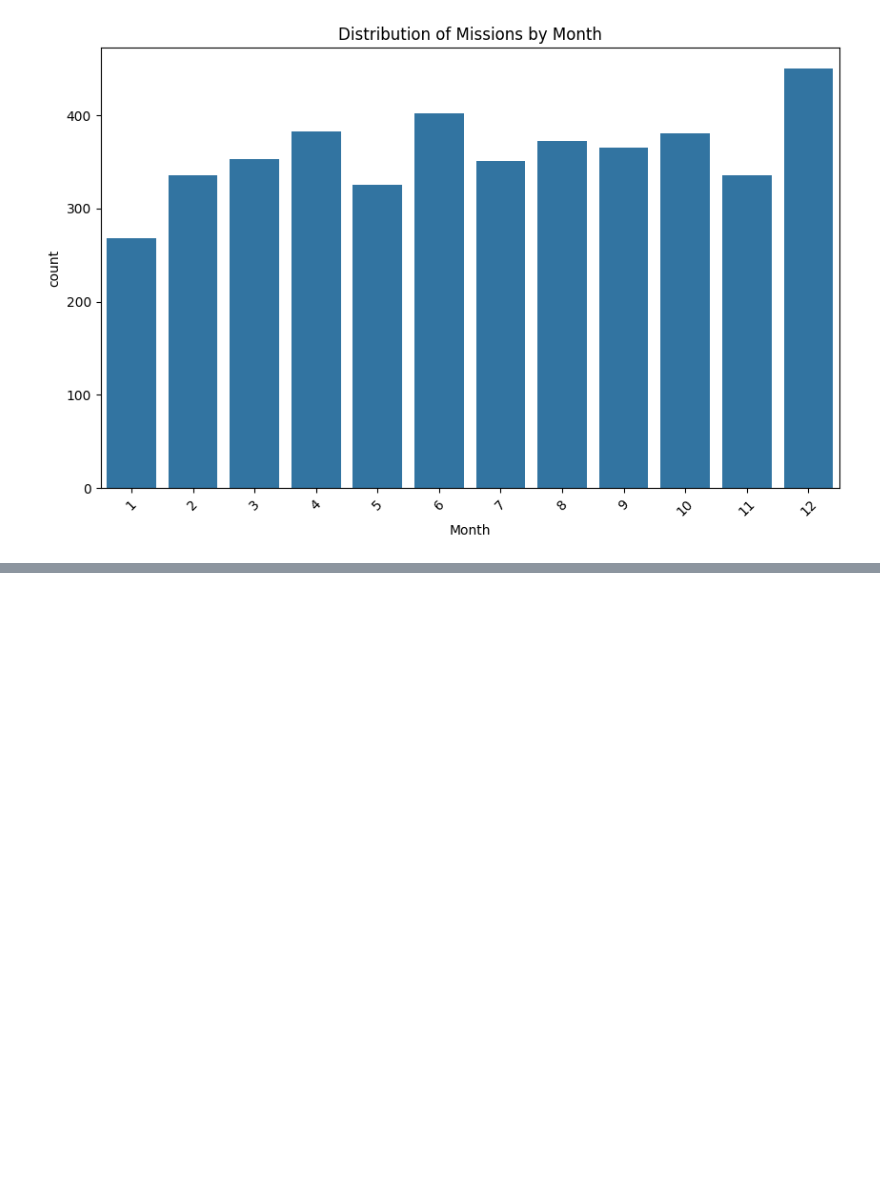
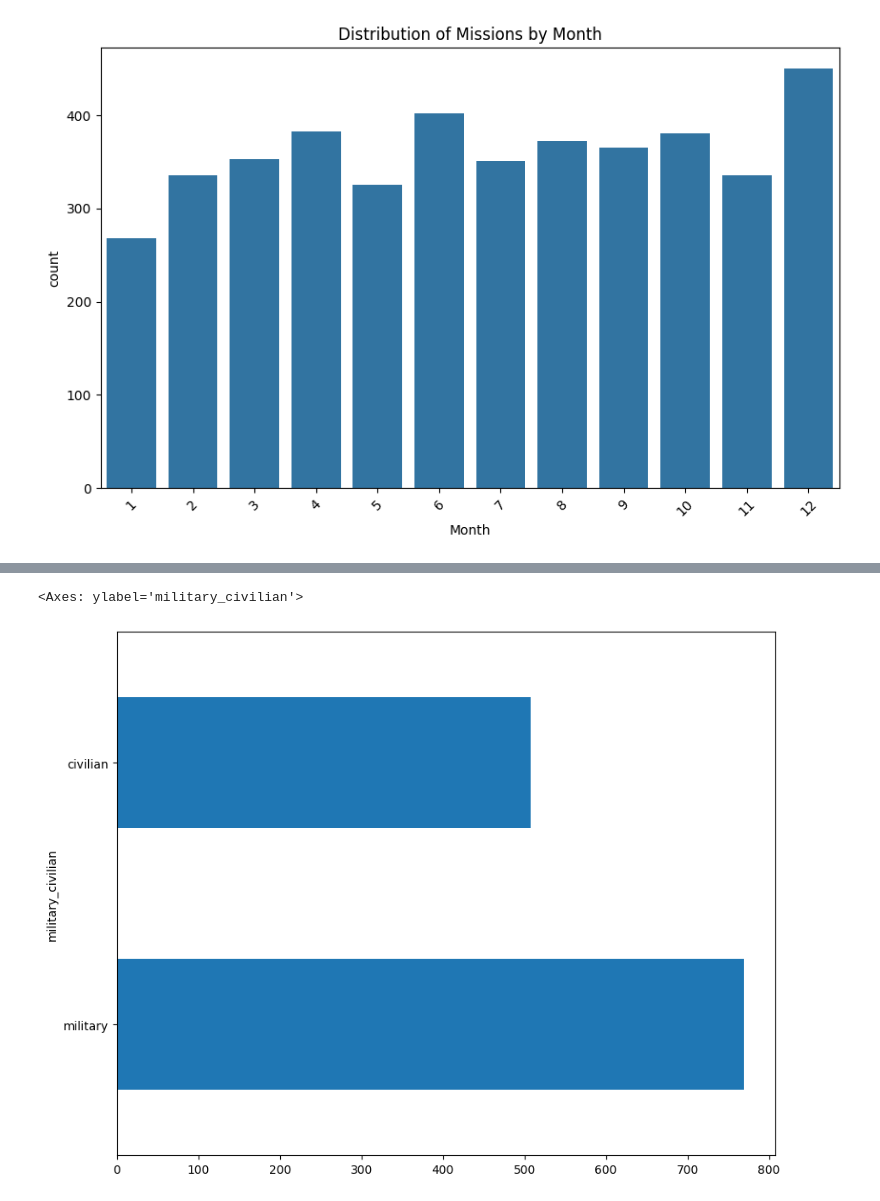
Before and after one commit to com-480-data-visualization/AOE, a Jupyter notebook: Data Analysis.ipynb, the cells around one changed output, grey strips where cells are left out. Saved outputs shown, nothing was run; the diff lists cells and outputs as text; code cells hidden in the pictures; blank space fills up the shorter version.

```diff
--- a/Data Analysis.ipynb
+++ b/Data Analysis.ipynb
@@ -94,0 +134,7 @@ plt.show()
+# %%
+type_of_mission = df1['military_civilian'].value_counts()
+plt.figure(figsize=(10, 8))
+type_of_mission.plot(kind='barh')
+# %% [output]
+<Axes: ylabel='military_civilian'>
+[figure, added]
```
Also changed, not shown: parts of 5 cells of this notebook.
